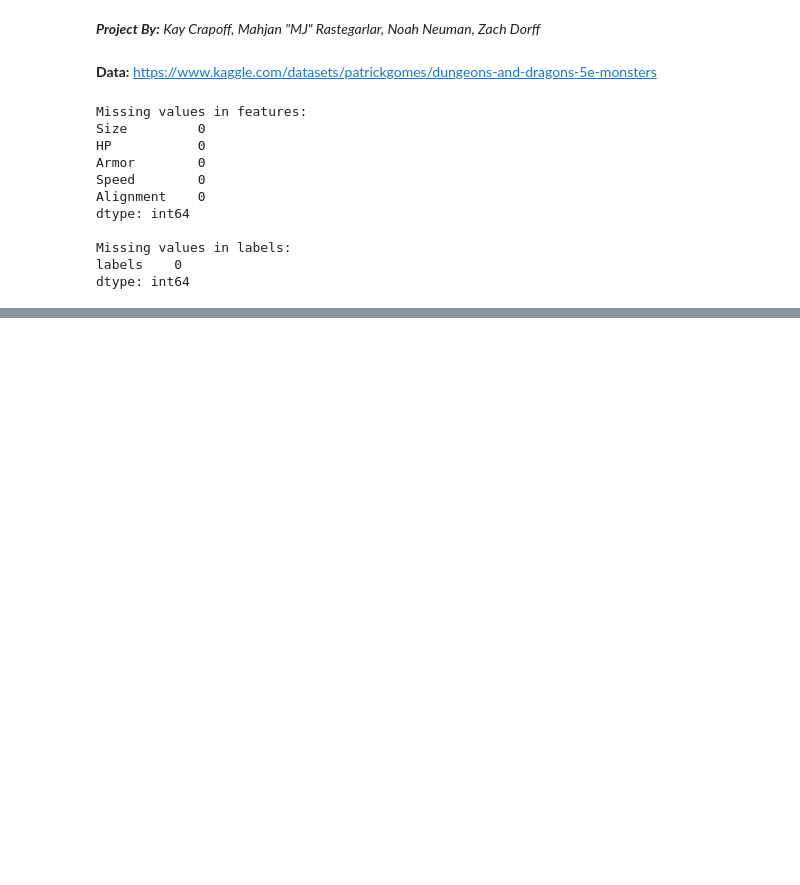
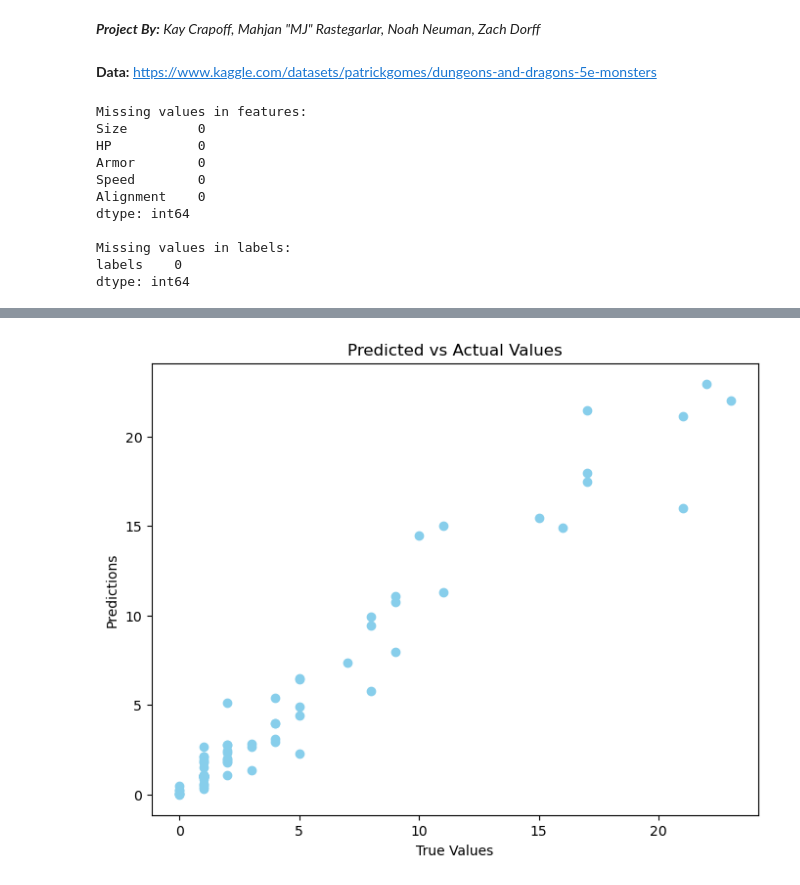
Before and after one commit to Dorffasaurus/supreme-dollop, a Jupyter notebook: Project.ipynb, the cells around one changed output, grey strips where cells are left out. Saved outputs shown, nothing was run; the diff lists cells and outputs as text; code cells hidden in the pictures; blank space fills up the shorter version.

```diff
--- a/Project.ipynb
+++ b/Project.ipynb
@@ -133,0 +277,11 @@ plt.show()
+# %%
+#Performace Comparison
+#Displaying a comparison of predicted vs. actual values can illustrate the model's performance.
+plt.figure(figsize=(8, 6))
+plt.scatter(y_test, predictions, color='skyblue')
+plt.xlabel('True Values')
+plt.ylabel('Predictions')
+plt.title('Predicted vs Actual Values')
+plt.show()
+# %% [output]
+[figure, added]
```
Also changed, not shown: parts of 18 cells of this notebook.
